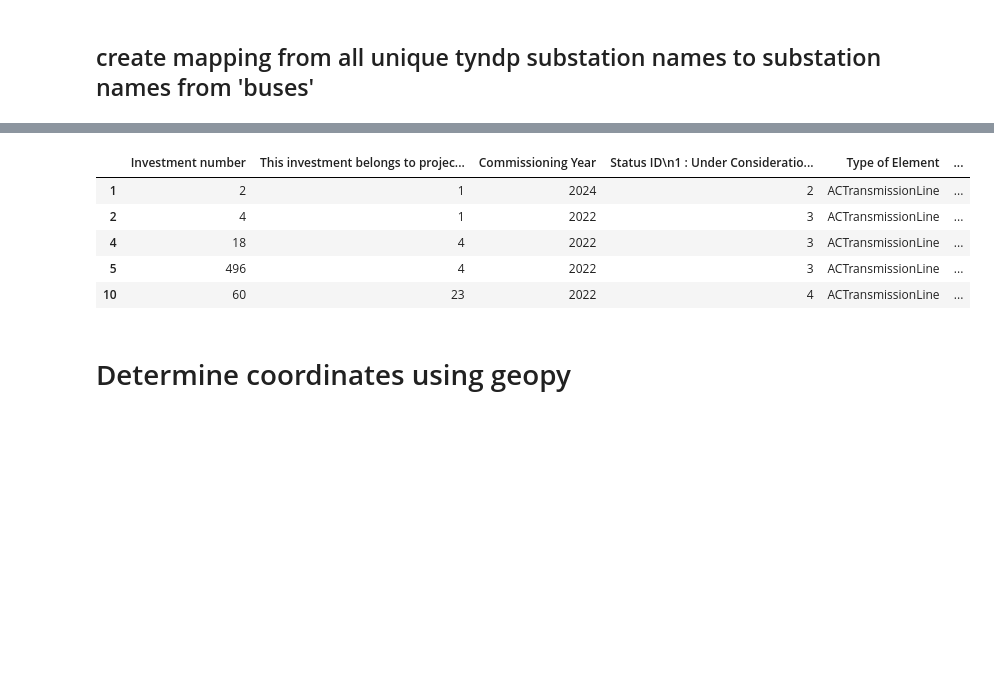
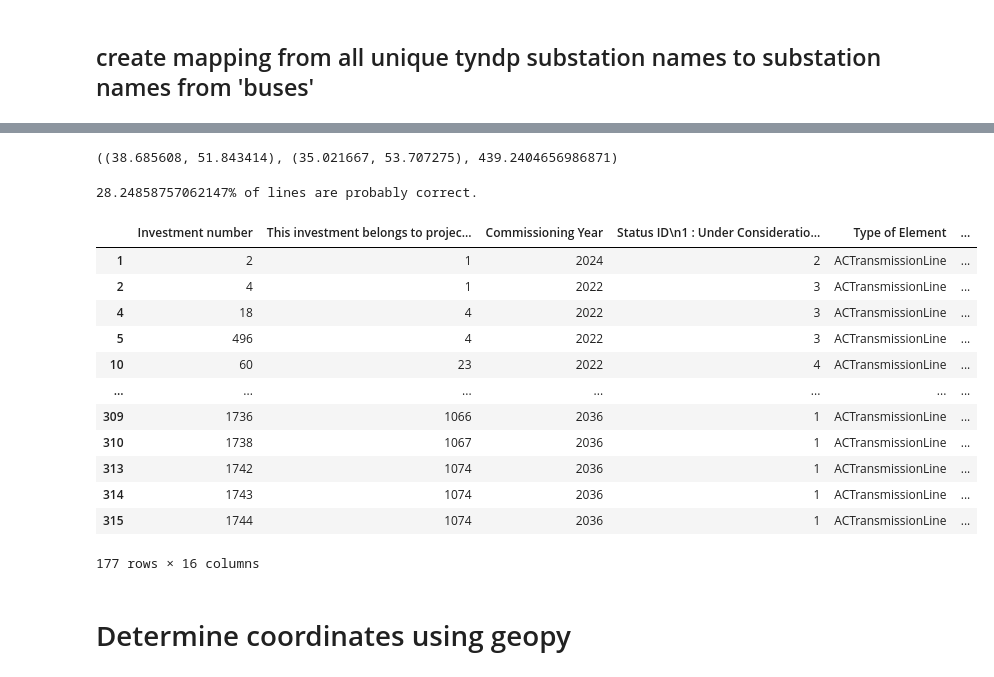
Before and after one commit to grecht/tyndp_to_pypsa, a Jupyter notebook: Experiments.ipynb, the cells around one changed output, grey strips where cells are left out. Drawn from its saved outputs; the diff is of its cells as text; code cells hidden in the pictures; blank space fills up the shorter version.

```diff
--- a/Experiments.ipynb
+++ b/Experiments.ipynb
@@ -198,7 +199,7 @@ tyndp_to_bus = {}
 for tyndp in tyndp_subs:
     buses_subs = curated_buses.name.values
 
-    closest = min([(bus, distance(bus, tyndp)) for bus in buses_subs], key=lambda t: t[1])[0]
+    closest = min([(bus, Levenshtein.distance(bus, tyndp)) for bus in buses_subs], key=lambda t: t[1])[0]
 
     tyndp_to_bus[tyndp] = closest
 # %%
@@ -221,4 +222,28 @@ tyndp_to_bus
  'Borssele': 'Borssele',
  'Pradella': 'Pradella',
  'Montalto di Castro (IT) VSC HVDC - 400 kV AC +/- 500 kV DC – 2x 1GW': 'Naaga El Shaikh Abou Azouz'}
+# %%
+def extract_coords(rows):
+    coordinates = []
+    for index, row in rows.iterrows():
+        coordinates.append((row['x'], row['y']))
+    return coordinates
+# %%
+def match_pair_with_length(s1_rows, s2_rows, length):
+    s1_coords = extract_coords(s1_rows)
+    s2_coords = extract_coords(s2_rows)
+
+    combinations  = list(itertools.product(s1_coords, s2_coords))
+    with_distance = [(a, b, geopy.distance.distance(a,b).km) for (a,b) in combinations]
+
+    best_match = min(with_distance, key=lambda t: abs(length - t[2]))
+    return best_match
+# %%
+buses_s1 = curated_buses.loc[curated_buses['name'] == 'Yuzhnaya']
+buses_s2 = curated_buses.loc[curated_buses['name'] == 'Liteynaya']
+
+best = match_pair_with_length(buses_s1, buses_s2, 430)
+best
+# %% [output]
+((38.685608, 51.843414), (35.021667, 53.707275), 439.2404656986871)
 # %%
@@ -250,17 +303,29 @@ coordinates = pd.DataFrame(index=fr_to_tuples.keys(), data=fr_to_tuples.values()
+# %%
+percentage = len(fr_to_tuples) / ac_lines.index.size
+print(f'{percentage * 100}% of lines are probably correct.')
+# %% [output]
+28.24858757062147% of lines are probably correct.
 # %%
-coordinates = pd.DataFrame(index=fr_to_tuples.keys(), data=fr_to_tuples.values(), columns=['x1', 'y1', 'x2', 'y2'])
+coordinates = pd.DataFrame(index=fr_to_tuples.keys(), data=fr_to_tuples.values(), columns=['s1', 'x1', 'y1', 's2', 'x2', 'y2', 'coord_dist'])
 
 result = ac_lines.copy()
 result = result.join(coordinates)
 
-result.head()
+result
 # %% [output]
 |  | Investment number | This investment belongs to projec... | Commissioning Year | Status ID\n1 : Under Consideratio... | Type of Element | ... |
 | 1 | 2 | 1 | 2024 | 2 | ACTransmissionLine | ... |
 | 2 | 4 | 1 | 2022 | 3 | ACTransmissionLine | ... |
 | 4 | 18 | 4 | 2022 | 3 | ACTransmissionLine | ... |
 | 5 | 496 | 4 | 2022 | 3 | ACTransmissionLine | ... |
 | 10 | 60 | 23 | 2022 | 4 | ACTransmissionLine | ... |
+| ... | ... | ... | ... | ... | ... | ... |
+| 309 | 1736 | 1066 | 2036 | 1 | ACTransmissionLine | ... |
+| 310 | 1738 | 1067 | 2036 | 1 | ACTransmissionLine | ... |
+| 313 | 1742 | 1074 | 2036 | 1 | ACTransmissionLine | ... |
+| 314 | 1743 | 1074 | 2036 | 1 | ACTransmissionLine | ... |
+| 315 | 1744 | 1074 | 2036 | 1 | ACTransmissionLine | ... |
+177 rows × 16 columns
 # %% [markdown]
 # Determine coordinates using geopy
 # %%
```
Also changed, not shown: parts of 16 cells of this notebook.
